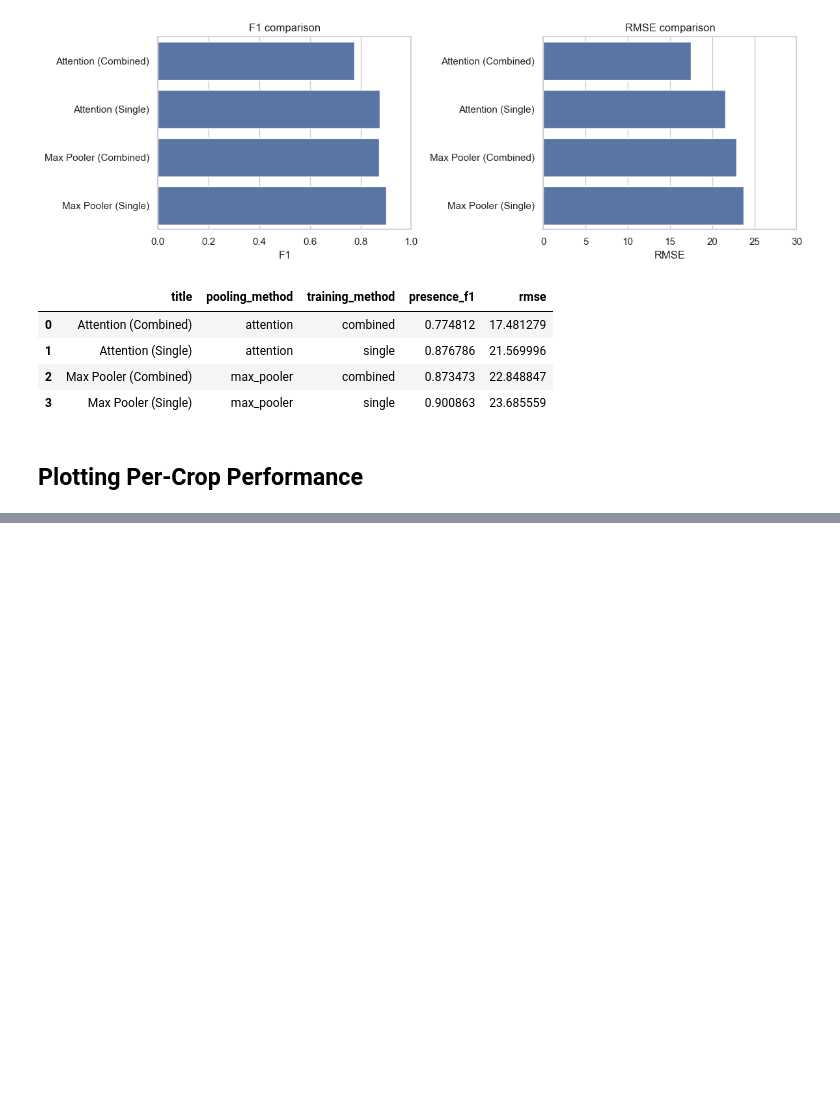
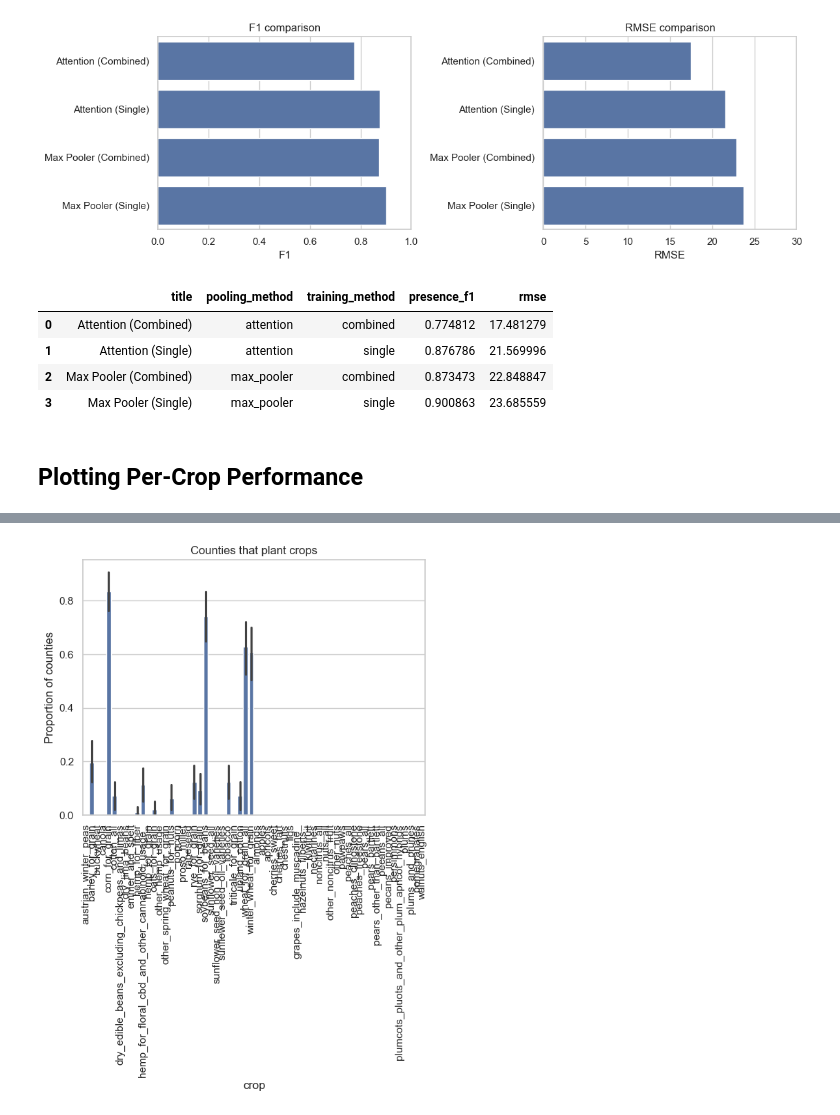
Before and after one commit to KaiDove1/ML_Project, a Jupyter notebook: project/compare_results.ipynb, the cells around one changed output, grey strips where cells are left out. Drawn from its saved outputs; the diff is of its cells as text; code cells hidden in the pictures; blank space fills up the shorter version.

```diff
--- a/project/compare_results.ipynb
+++ b/project/compare_results.ipynb
@@ -138,0 +286,25 @@ plt.show()
+# %%
+C = [
+    "winter_wheat_for_grain",
+    "corn_for_grain",
+    "wheat_for_grain_all",
+    "soybeans_for_beans",
+]
+
+nas = pd.DataFrame(
+    sum(
+        [
+            [{"crop": k, "found": ~np.isnan(df.loc[i, k])} for i in range(len(df))]
+            for k in df.columns if k != 'county'
+        ],
+        start=[],
+    )  # type: ignore
+)
+
+plt.title("Counties that plant crops")
+sns.barplot(nas, x='crop', y='found')
+plt.xticks(rotation=90)
+plt.ylabel("Proportion of counties")
+plt.show()
+# %% [output]
+[figure, added]
```
Also changed, not shown: parts of 15 cells of this notebook.
